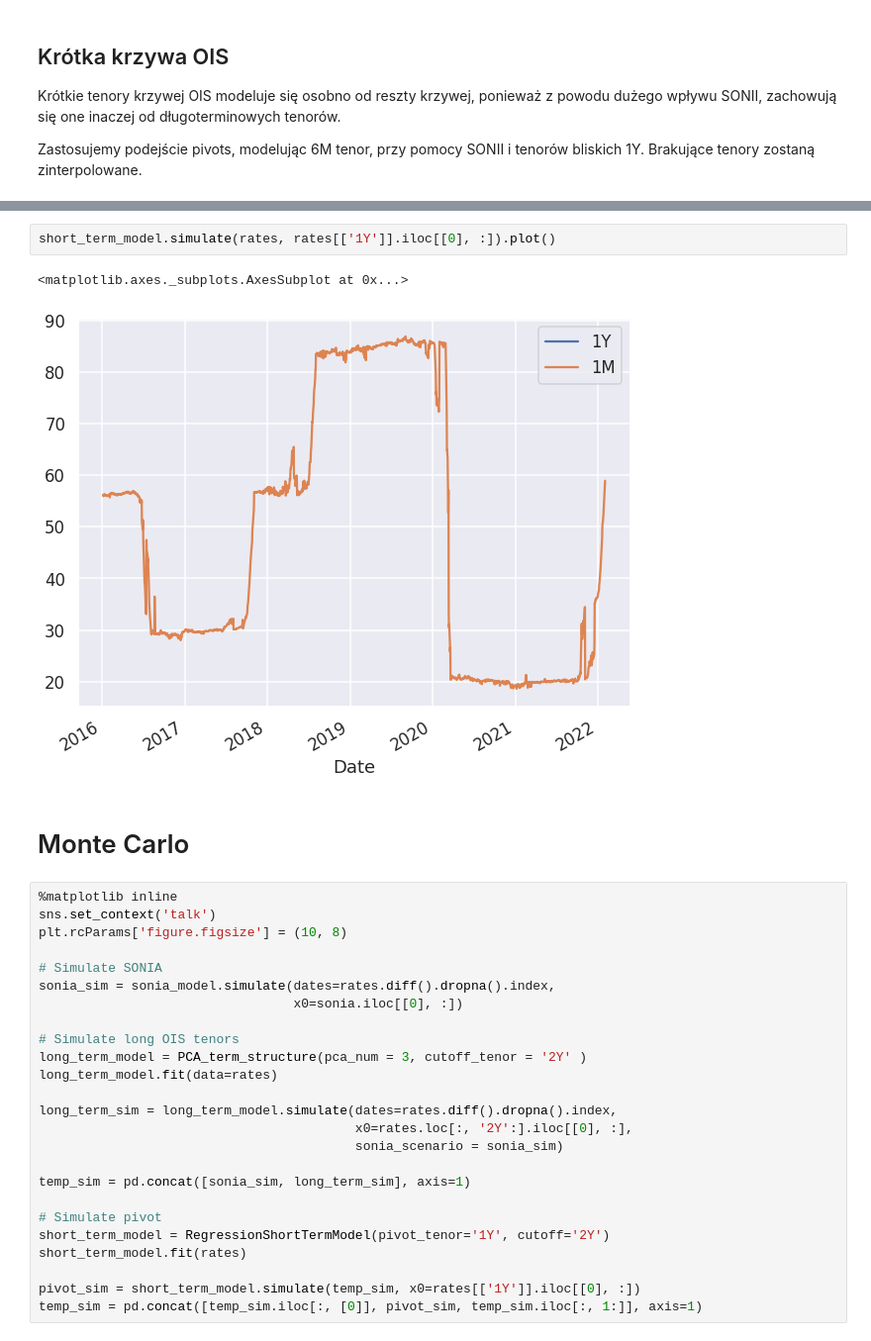
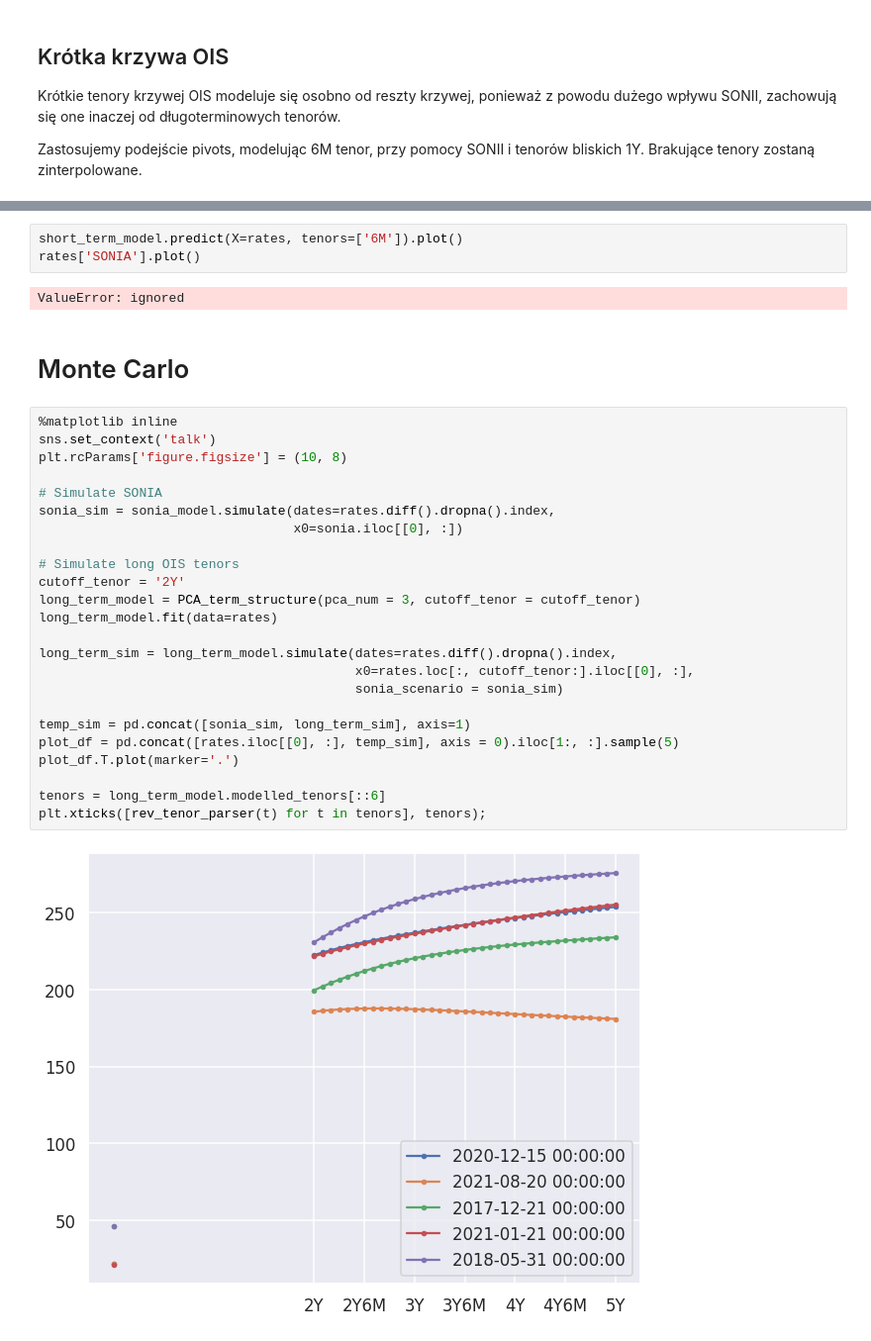
Before and after one commit to PiotMik/OIS_curve_modeling, a Jupyter notebook: OIS_Curve_modelling_3.ipynb, the cells around one changed output, grey strips where cells are left out. Shown at 99% size. Cells and saved outputs as stored; diff of their text form.

```diff
--- a/OIS_Curve_modelling_3.ipynb
+++ b/OIS_Curve_modelling_3.ipynb
@@ -510,32 +535,33 @@ short_term_model.coef_[np.abs(short_term_model.coef_.Coefficient) > 0.01].plot(k
-# %%
-short_term_model.simulate(rates, rates[['1Y']].iloc[[0], :]).plot()
-# %% [output]
-<matplotlib.axes._subplots.AxesSubplot at 0x...>
-[figure, removed]
+# %%
+short_term_model.predict(X=rates, tenors=['6M']).plot()
+rates['SONIA'].plot()
+# %% [output]
+ValueError: ignored
 # %% [markdown]
 # Monte Carlo
 # %%
 %matplotlib inline
 sns.set_context('talk')
 plt.rcParams['figure.figsize'] = (10, 8)
 
 # Simulate SONIA
 sonia_sim = sonia_model.simulate(dates=rates.diff().dropna().index,
                                  x0=sonia.iloc[[0], :])
 
 # Simulate long OIS tenors
-long_term_model = PCA_term_structure(pca_num = 3, cutoff_tenor = '2Y' )
+cutoff_tenor = '2Y'
+long_term_model = PCA_term_structure(pca_num = 3, cutoff_tenor = cutoff_tenor)
 long_term_model.fit(data=rates)
 
 long_term_sim = long_term_model.simulate(dates=rates.diff().dropna().index,
-                                         x0=rates.loc[:, '2Y':].iloc[[0], :],
+                                         x0=rates.loc[:, cutoff_tenor:].iloc[[0], :],
                                          sonia_scenario = sonia_sim)
 
 temp_sim = pd.concat([sonia_sim, long_term_sim], axis=1)
+plot_df = pd.concat([rates.iloc[[0], :], temp_sim], axis = 0).iloc[1:, :].sample(5)
+plot_df.T.plot(marker='.')
 
-# Simulate pivot
-short_term_model = RegressionShortTermModel(pivot_tenor='1Y', cutoff='2Y')
-short_term_model.fit(rates)
-
-pivot_sim = short_term_model.simulate(temp_sim, x0=rates[['1Y']].iloc[[0], :])
-temp_sim = pd.concat([temp_sim.iloc[:, [0]], pivot_sim, temp_sim.iloc[:, 1:]], axis=1)
+tenors = long_term_model.modelled_tenors[::6]
+plt.xticks([rev_tenor_parser(t) for t in tenors], tenors);
+# %% [output]
+[figure, added]
```
Also changed, not shown: parts of 20 cells of this notebook.
